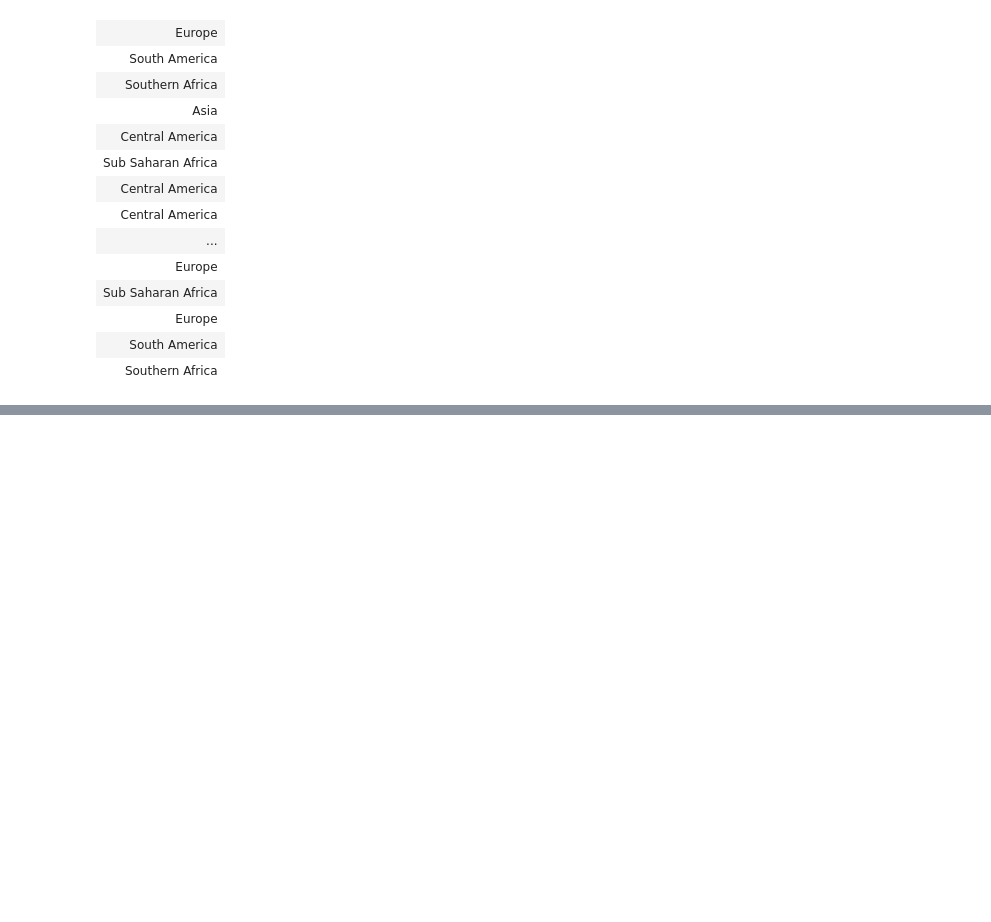
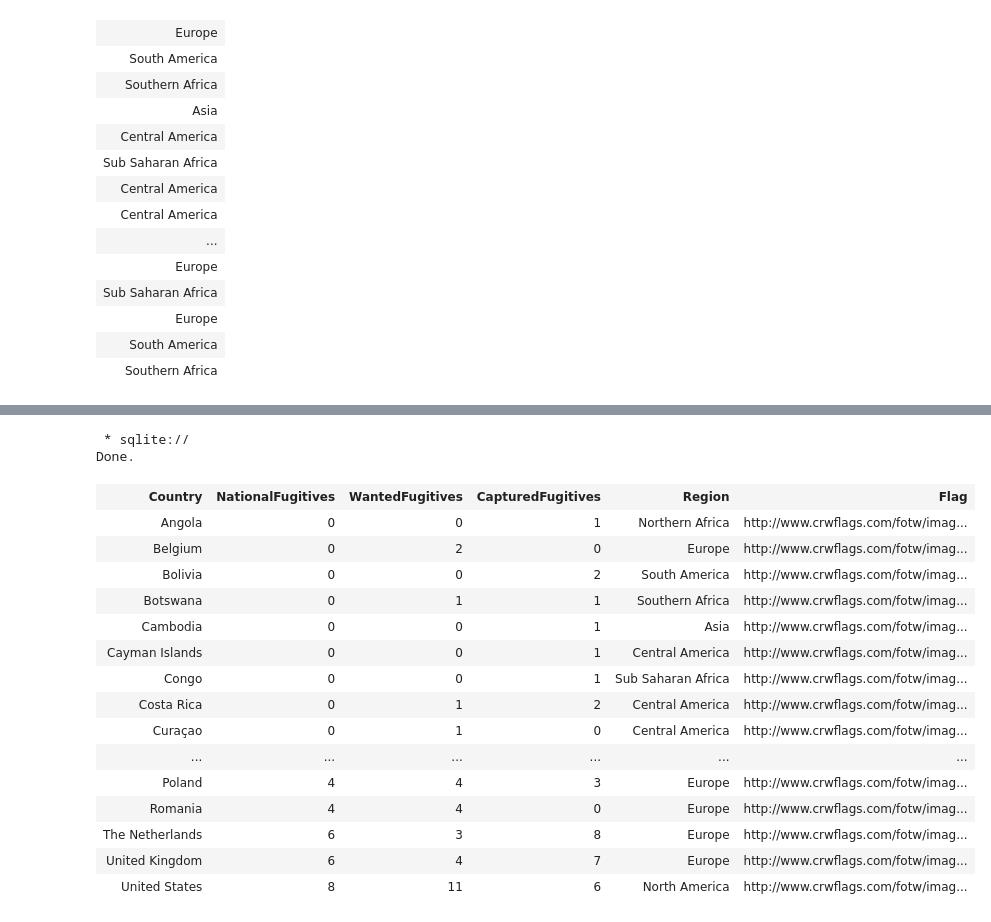
Before and after one commit to ibrahimabdike/sqlwork, a Jupyter notebook: selecting_and_retreiving_data_sql.ipynb, the cells around one changed output, grey strips where cells are left out. Drawn from its saved outputs; the diff is of its cells as text; code cells hidden in the pictures; blank space fills up the shorter version.

```diff
--- a/selecting_and_retreiving_data_sql.ipynb
+++ b/selecting_and_retreiving_data_sql.ipynb
@@ -137,0 +341,25 @@ select Country from interpol WHERE Region='Northern Africa' AND PossibleHostedFu
+# %%
+# Challenge 1
+# Using Interpol Dataset, select all the records and order them by National Fugitives in ascending order
+#
+%%sql
+select * from Interpol ORDER BY NationalFugitives ASC;
+# %% [output]
+ * sqlite://
+Done.
+| Country | NationalFugitives | WantedFugitives | CapturedFugitives | Region | Flag |
+| Angola | 0 | 0 | 1 | Northern Africa | http://www.crwflags.com/fotw/imag... |
+| Belgium | 0 | 2 | 0 | Europe | http://www.crwflags.com/fotw/imag... |
+| Bolivia | 0 | 0 | 2 | South America | http://www.crwflags.com/fotw/imag... |
+| Botswana | 0 | 1 | 1 | Southern Africa | http://www.crwflags.com/fotw/imag... |
+| Cambodia | 0 | 0 | 1 | Asia | http://www.crwflags.com/fotw/imag... |
+| Cayman Islands | 0 | 0 | 1 | Central America | http://www.crwflags.com/fotw/imag... |
+| Congo | 0 | 0 | 1 | Sub Saharan Africa | http://www.crwflags.com/fotw/imag... |
+| Costa Rica | 0 | 1 | 2 | Central America | http://www.crwflags.com/fotw/imag... |
+| Curaçao | 0 | 1 | 0 | Central America | http://www.crwflags.com/fotw/imag... |
+| ... | ... | ... | ... | ... | ... |
+| Poland | 4 | 4 | 3 | Europe | http://www.crwflags.com/fotw/imag... |
+| Romania | 4 | 4 | 0 | Europe | http://www.crwflags.com/fotw/imag... |
+| The Netherlands | 6 | 3 | 8 | Europe | http://www.crwflags.com/fotw/imag... |
+| United Kingdom | 6 | 4 | 7 | Europe | http://www.crwflags.com/fotw/imag... |
+| United States | 8 | 11 | 6 | North America | http://www.crwflags.com/fotw/imag... |
```
Also changed, not shown: parts of 19 cells of this notebook.
